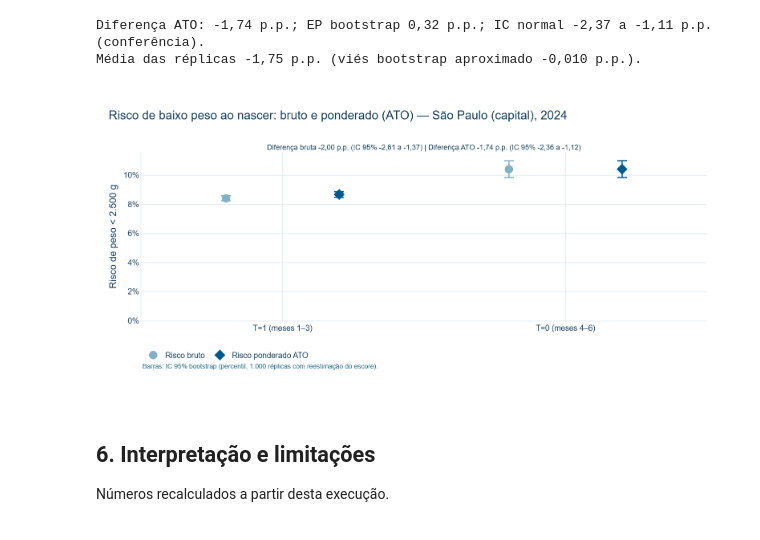
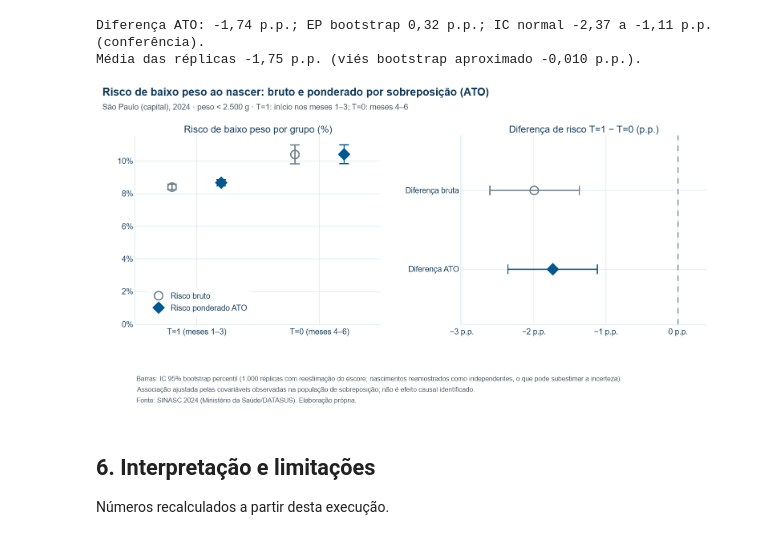
Before and after one commit to ariel-velardo/data-science-projects, a Jupyter notebook: projetos/big-data-sinasc-causal-ml/notebooks/principal/06_ato_sp_capital_2024.ipynb, the cells around one changed output. Drawn from its saved outputs; the diff is of its cells as text; code cells hidden in the pictures.

```diff
--- a/projetos/big-data-sinasc-causal-ml/notebooks/principal/06_ato_sp_capital_2024.ipynb
+++ b/projetos/big-data-sinasc-causal-ml/notebooks/principal/06_ato_sp_capital_2024.ipynb
@@ -24,8 +24,6 @@ Ponto de partida: [05b_comparabilidade_sp_capital_2024.ipynb](05b_comparabilidad
 # %%
 from pathlib import Path
 import sys
-import json
-import base64
 import time
 import warnings
 sys.dont_write_bytecode = True
@@ -34,7 +32,7 @@ import duckdb
 import numpy as np
 import pandas as pd
 import plotly.graph_objects as go
-import plotly.io as pio
+from plotly.subplots import make_subplots
 import sklearn
 from joblib import Parallel, delayed
 from sklearn.base import clone
@@ -50,7 +48,9 @@ if str(raiz) not in sys.path:
 # _criar_views contém a projeção SQL congelada das covariáveis do contrato principal.
 from src.amostra import _criar_views
 from src.diagnosticos import construir_pipeline_propensity, validar_colunas_propensity
-from src.visualizacao import CORES_IPT, aplicar_tema_base
+from src.visualizacao import CORES_IPT
+from src.graficos import (COR_FAIXA, COR_GRADE, COR_REFERENCIA, COR_T0, COR_T1, COR_TEXTO,
+                          FONTE_SINASC_2024, exibir_plotly, layout_academico)
 
 PARQUET = raiz / "data" / "processed" / "sinasc_2024.parquet"
 MUNICIPIO = "355030"
@@ -64,15 +64,6 @@ def fmt(valor, casas=0):
     texto = f"{valor:,.{casas}f}"
     return texto.replace(",", "_").replace(".", ",").replace("_", ".")
 
-def exibir_plotly(figura):
-    # PNG de apoio e representação interativa na mesma saída, sem arquivos extras.
-    png = figura.to_image(format="png", scale=1.5)
-    display({
-        "application/vnd.plotly.v1+json": json.loads(pio.to_json(figura)),
-        "image/png": base64.b64encode(png).decode("ascii"),
-        "text/plain": figura.layout.title.text,
-    }, raw=True)
-
 print("Ambiente:", sys.executable)
 print("Versões: DuckDB", duckdb.__version__, "| pandas", pd.__version__,
       "| scikit-learn", sklearn.__version__)
@@ -445,36 +527,58 @@ Bootstrap: 1000 réplicas em 3,6 min; réplicas com convergência: 1000/1000.
 Diferença ATO: -1,74 p.p.; EP bootstrap 0,32 p.p.; IC normal -2,37 a -1,11 p.p. (conferência).
 Média das réplicas -1,75 p.p. (viés bootstrap aproximado -0,010 p.p.).
 # %%
-fig_risco = go.Figure()
 grupos = [(1, "T=1 (meses 1–3)"), (0, "T=0 (meses 4–6)")]
+n_grupo = {1: n_t1, 0: n_t0}
+n_efetivo = {1: ess.iloc[0], 0: ess.iloc[1]}
+casos = {g: int(Y[T == g].sum()) for g, _ in grupos}
+fig_risco = make_subplots(rows=1, cols=2, horizontal_spacing=0.14,
+                          subplot_titles=("Risco de baixo peso por grupo (%)", "Diferença de risco T=1 − T=0 (p.p.)"))
 for nome, risco, prefixo, cor, simbolo in [
-        ("Risco bruto", risco_bruto, "bruto", CORES_IPT["AZUL_CLARO"], "circle"),
-        ("Risco ponderado ATO", risco_ato, "ato", CORES_IPT["AZUL_PRINCIPAL"], "diamond")]:
+        ("Risco bruto", risco_bruto, "bruto", COR_REFERENCIA, "circle-open"),
+        ("Risco ponderado ATO", risco_ato, "ato", COR_T1, "diamond")]:
     pontos = [100 * risco[g] for g, _ in grupos]
     limites = [ic(f"{prefixo}_t{g}", 100) for g, _ in grupos]
+    extra = "<br>Tamanho efetivo (Kish): %{customdata[3]}" if prefixo == "ato" else ""
     fig_risco.add_scatter(
-        x=[r for _, r in grupos], y=pontos, name=nome, mode="markers",
-        marker=dict(color=cor, symbol=simbolo, size=14),
+        x=[r for _, r in grupos], y=pontos, name=nome, mode="markers", row=1, col=1,
+        marker=dict(color=cor, symbol=simbolo, size=14, line=dict(width=2, color=cor)),
         error_y=dict(type="data", symmetric=False, thickness=2, width=8, color=cor,
                      array=[l[1] - p for p, l in zip(pontos, limites)],
                      arrayminus=[p - l[0] for p, l in zip(pontos, limites)]),
-        customdata=[[f"{fmt(l[0], 2)} a {fmt(l[1], 2)}"] for l in limites],
-        hovertemplate="%{x}<br>%{y:.2f}%<br>IC 95%: %{customdata[0]}<extra>" + nome + "</extra>")
-fig_risco.add_annotation(
-    x=0.5, xref="paper", y=1.06, yref="paper", showarrow=False, font=dict(size=12, color=CORES_IPT["AZUL_ESCURO"]),
-    text=(f"Diferença bruta {fmt(dif_bruta, 2)} p.p. (IC 95% {fmt(ic('dif_bruta')[0], 2)} a {fmt(ic('dif_bruta')[1], 2)})"
-          f" | Diferença ATO {fmt(dif_ato, 2)} p.p. (IC 95% {fmt(ic('dif_ato')[0], 2)} a {fmt(ic('dif_ato')[1], 2)})"))
-aplicar_tema_base(fig_risco, "Risco de baixo peso ao nascer: bruto e ponderado (ATO) — São Paulo (capital), 2024")
-fig_risco.update_layout(width=1050, height=520, separators=",.", scattermode="group",
-                        margin=dict(l=75, r=35, t=110, b=130), legend=dict(orientation="h", y=-0.15, x=0))
-fig_risco.update_yaxes(title="Risco de peso < 2.500 g", ticksuffix="%", rangemode="tozero")
-fig_risco.add_annotation(x=0, xref="paper", xanchor="left", y=-0.3, yref="paper", showarrow=False,
-                         text="Barras: IC 95% bootstrap (percentil, 1.000 réplicas com reestimação do escore).",
-                         font=dict(size=11, color=CORES_IPT["AZUL_MEDIO"]))
-fig_risco.update_xaxes(title="")
+        customdata=[[f"{fmt(l[0], 2)} a {fmt(l[1], 2)}", fmt(n_grupo[g]), fmt(casos[g]), fmt(n_efetivo[g])]
+                    for (g, _), l in zip(grupos, limites)],
+        hovertemplate=("<b>%{x}</b><br>" + nome + ": %{y:.2f}%<br>IC 95%: %{customdata[0]}<br>"
+                       "Nascimentos: %{customdata[1]} · casos: %{customdata[2]}" + extra + "<extra></extra>"))
+for nome, valor, coluna, cor, simbolo in [("Diferença bruta", dif_bruta, "dif_bruta", COR_REFERENCIA, "circle-open"),
+                                          ("Diferença ATO", dif_ato, "dif_ato", COR_T1, "diamond")]:
+    lo, hi = ic(coluna)
+    fig_risco.add_scatter(
+        x=[valor], y=[nome], name=nome, mode="markers", row=1, col=2, showlegend=False,
+        marker=dict(color=cor, symbol=simbolo, size=14, line=dict(width=2, color=cor)),
+        error_x=dict(type="data", symmetric=False, thickness=2, width=8, color=cor,
+                     array=[hi - valor], arrayminus=[valor - lo]),
+        customdata=[[f"{fmt(lo, 2)} a {fmt(hi, 2)}"]],
+        hovertemplate="<b>%{y}</b><br>%{x:.2f} p.p.<br>IC 95%: %{customdata[0]}<extra></extra>")
+fig_risco.add_vline(x=0, line=dict(color=COR_TEXTO, dash="dash", width=1), row=1, col=2)
+layout_academico(
+    fig_risco, "Risco de baixo peso ao nascer: bruto e ponderado por sobreposição (ATO)",
+    "São Paulo (capital), 2024 · peso < 2.500 g · T=1: início nos meses 1–3; T=0: meses 4–6",
+    notas=["Barras: IC 95% bootstrap percentil (1.000 réplicas com reestimação do escore; nascimentos reamostrados como "
+           "independentes, o que pode subestimar a incerteza).",
+           "Associação ajustada pelas covariáveis observadas na população de sobreposição; não é efeito causal identificado.",
+           FONTE_SINASC_2024],
+    nome_arquivo="06_riscos_bruto_ato", altura=540)
+fig_risco.update_layout(scattermode="group",
+                        legend=dict(orientation="v", x=0.02, xanchor="left", y=0.04, yanchor="bottom",
+                                    bgcolor="rgba(255,255,255,0.9)"))
+fig_risco.update_yaxes(ticksuffix="%", rangemode="tozero", row=1, col=1)
+fig_risco.update_yaxes(categoryorder="array", categoryarray=["Diferença ATO", "Diferença bruta"], range=[-0.7, 1.7],
+                       row=1, col=2)
+fig_risco.update_xaxes(range=[min(ic("dif_ato")[0], ic("dif_bruta")[0]) - 0.4, 0.4], ticksuffix=" p.p.",
+                       row=1, col=2)
 exibir_plotly(fig_risco)
 # %% [output]
-[figure, old version]
+[figure, new version]
 # %% [markdown]
 ## 6. Interpretação e limitações
 
```
Also changed, not shown: parts of 9 cells of this notebook, 5 other files.
